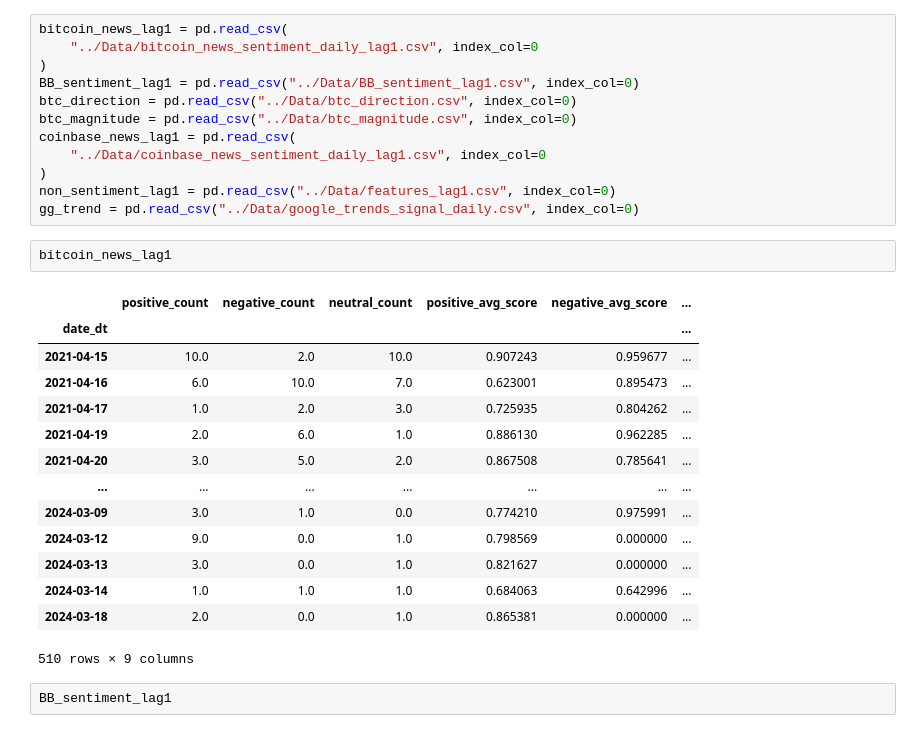
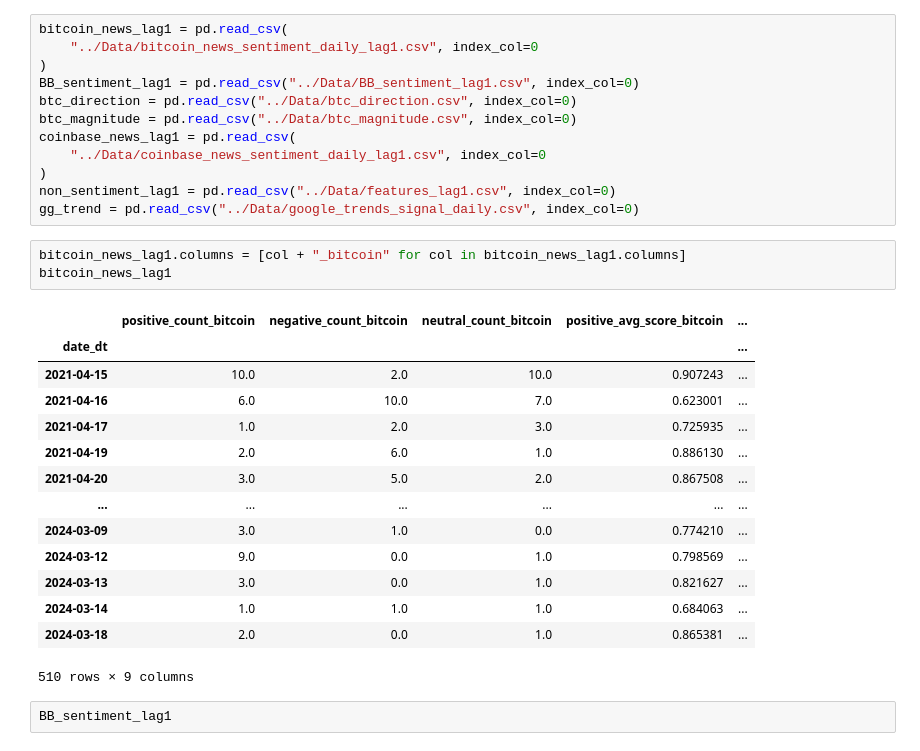
Before and after one commit to nogibjj/Flamingo-ML, a Jupyter notebook: Modeling/Lin_model.ipynb, the cells around one changed output. Drawn from its saved outputs; the diff is of its cells as text.

```diff
--- a/Modeling/Lin_model.ipynb
+++ b/Modeling/Lin_model.ipynb
@@ -14,23 +14,24 @@ coinbase_news_lag1 = pd.read_csv(
 )
 non_sentiment_lag1 = pd.read_csv("../Data/features_lag1.csv", index_col=0)
 gg_trend = pd.read_csv("../Data/google_trends_signal_daily.csv", index_col=0)
-# %%
-bitcoin_news_lag1
-# %% [output]
-|  | positive_count | negative_count | neutral_count | positive_avg_score | negative_avg_score | ... |
-| date_dt |  |  |  |  |  | ... |
-| 2021-04-15 | 10.0 | 2.0 | 10.0 | 0.907243 | 0.959677 | ... |
-| 2021-04-16 | 6.0 | 10.0 | 7.0 | 0.623001 | 0.895473 | ... |
-| 2021-04-17 | 1.0 | 2.0 | 3.0 | 0.725935 | 0.804262 | ... |
-| 2021-04-19 | 2.0 | 6.0 | 1.0 | 0.886130 | 0.962285 | ... |
-| 2021-04-20 | 3.0 | 5.0 | 2.0 | 0.867508 | 0.785641 | ... |
-| ... | ... | ... | ... | ... | ... | ... |
-| 2024-03-09 | 3.0 | 1.0 | 0.0 | 0.774210 | 0.975991 | ... |
-| 2024-03-12 | 9.0 | 0.0 | 1.0 | 0.798569 | 0.000000 | ... |
-| 2024-03-13 | 3.0 | 0.0 | 1.0 | 0.821627 | 0.000000 | ... |
-| 2024-03-14 | 1.0 | 1.0 | 1.0 | 0.684063 | 0.642996 | ... |
-| 2024-03-18 | 2.0 | 0.0 | 1.0 | 0.865381 | 0.000000 | ... |
-510 rows × 9 columns
+# %%
+bitcoin_news_lag1.columns = [col + "_bitcoin" for col in bitcoin_news_lag1.columns]
+bitcoin_news_lag1
+# %% [output]
+|  | positive_count_bitcoin | negative_count_bitcoin | neutral_count_bitcoin | positive_avg_score_bitcoin | ... |
+| date_dt |  |  |  |  | ... |
+| 2021-04-15 | 10.0 | 2.0 | 10.0 | 0.907243 | ... |
+| 2021-04-16 | 6.0 | 10.0 | 7.0 | 0.623001 | ... |
+| 2021-04-17 | 1.0 | 2.0 | 3.0 | 0.725935 | ... |
+| 2021-04-19 | 2.0 | 6.0 | 1.0 | 0.886130 | ... |
+| 2021-04-20 | 3.0 | 5.0 | 2.0 | 0.867508 | ... |
+| ... | ... | ... | ... | ... | ... |
+| 2024-03-09 | 3.0 | 1.0 | 0.0 | 0.774210 | ... |
+| 2024-03-12 | 9.0 | 0.0 | 1.0 | 0.798569 | ... |
+| 2024-03-13 | 3.0 | 0.0 | 1.0 | 0.821627 | ... |
+| 2024-03-14 | 1.0 | 1.0 | 1.0 | 0.684063 | ... |
+| 2024-03-18 | 2.0 | 0.0 | 1.0 | 0.865381 | ... |
+510 rows × 9 columns
 # %%
 BB_sentiment_lag1
 # %% [output]
```
Also changed, not shown: parts of 6 cells of this notebook, 1 other file.
